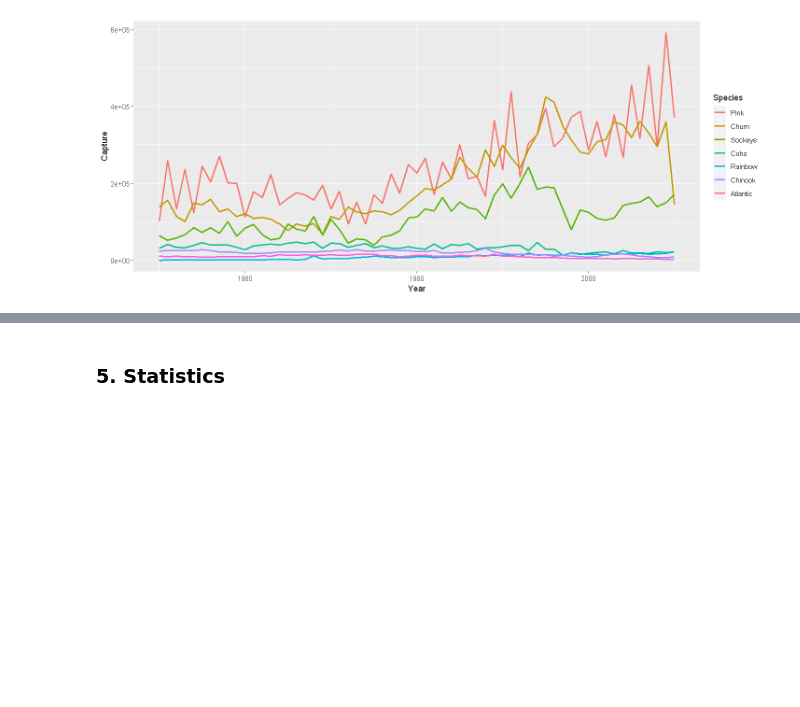
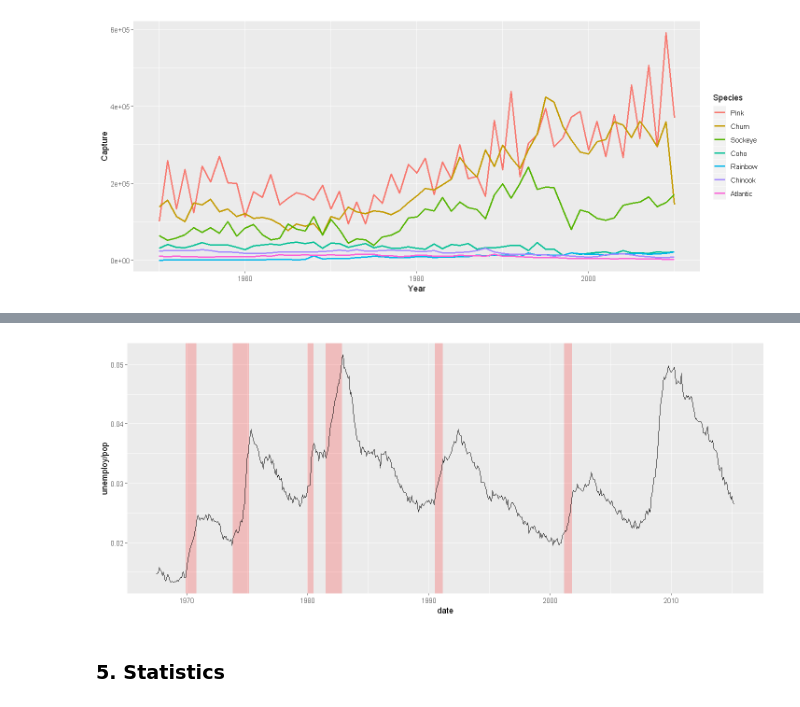
Before and after one commit to lnphng/Data-Analyst-with-R, a Jupyter notebook: 02.Visualization with ggplot2.ipynb, the cells around one changed output, grey strips where cells are left out. Cells and saved outputs as stored; diff of their text form; code cells hidden in the pictures; blank space fills up the shorter version.

Commit message:
Visualization

```diff
--- a/Visualization with ggplot2.ipynb
+++ b/02.Visualization with ggplot2.ipynb
@@ -487,3 +503,17 @@ ggplot(fish.tidy, aes(x = Year, y = Capture, color = Species )) +
+# %%
+load("recess.RData")
+names(recess) <- c("begin","end")
+recess$begin <- as.Date(recess$begin, format = c("%d/%m/%Y"))
+recess$end <- as.Date(recess$end, format = c("%d/%m/%Y"))
+
+# Expand the following command with geom_rect() to draw the recess periods
+ggplot(economics, aes(x = date, y = unemploy/pop)) +
+  geom_rect(data = recess,
+            aes(xmin = begin, xmax = end, ymin = -Inf, ymax = +Inf),
+            inherit.aes = FALSE, fill = "red", alpha = 0.2) +
+  geom_line()
+# %% [output]
+[figure, added]
 # %% [markdown]
 ### 5. Statistics
 # %% [markdown]
```
Also changed, not shown: parts of 3 cells of this notebook.
